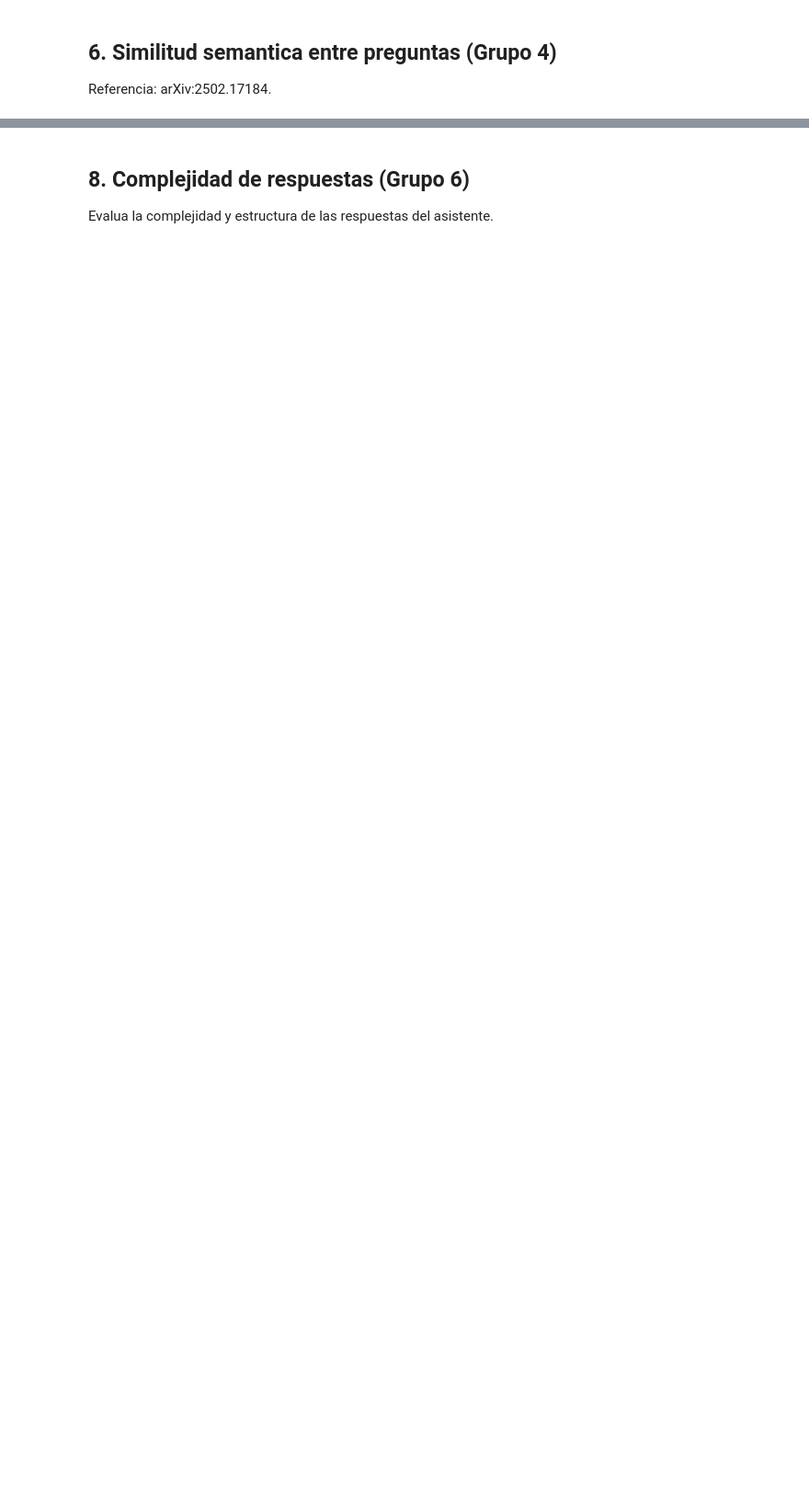
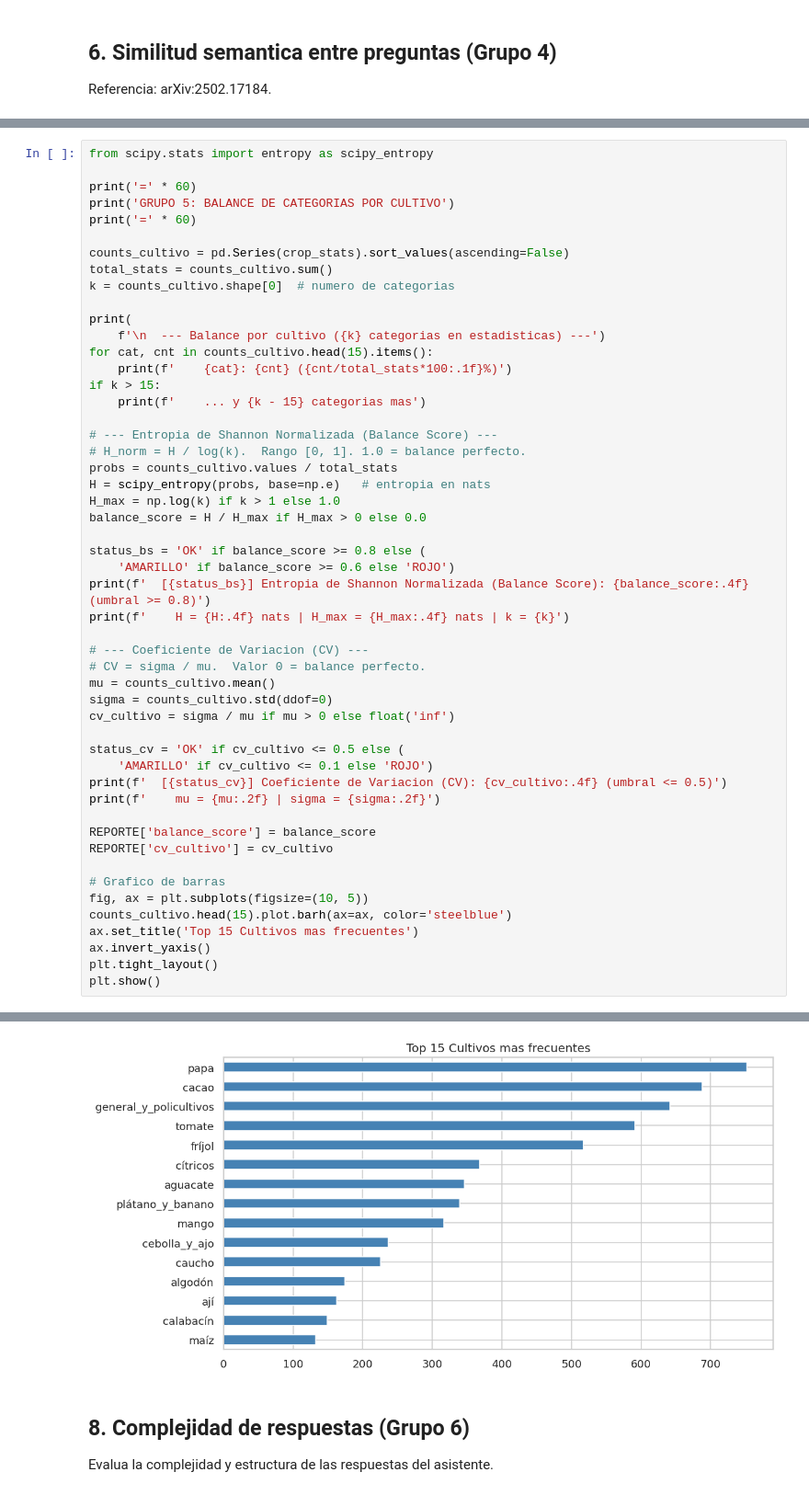
Before and after one commit to Mikhaerys/FarmifAI_Core_Development, a Jupyter notebook: Jupyter/evaluacion_dataset_SLM.ipynb, the cells around one changed output, grey strips where cells are left out. Shown at 92% size. Drawn from its saved outputs; the diff is of its cells as text; blank space fills up the shorter version.

```diff
--- a/Jupyter/evaluacion_dataset_SLM.ipynb
+++ b/Jupyter/evaluacion_dataset_SLM.ipynb
@@ -540,0 +605,52 @@ plt.tight_layout(); plt.show()
+# %%
+from scipy.stats import entropy as scipy_entropy
+
+print('=' * 60)
+print('GRUPO 5: BALANCE DE CATEGORIAS POR CULTIVO')
+print('=' * 60)
+
+counts_cultivo = pd.Series(crop_stats).sort_values(ascending=False)
+total_stats = counts_cultivo.sum()
+k = counts_cultivo.shape[0]  # numero de categorias
+
+print(
+    f'\n  --- Balance por cultivo ({k} categorias en estadisticas) ---')
+for cat, cnt in counts_cultivo.head(15).items():
+    print(f'    {cat}: {cnt} ({cnt/total_stats*100:.1f}%)')
+if k > 15:
+    print(f'    ... y {k - 15} categorias mas')
+
+# --- Entropia de Shannon Normalizada (Balance Score) ---
+# H_norm = H / log(k).  Rango [0, 1]. 1.0 = balance perfecto.
+probs = counts_cultivo.values / total_stats
+H = scipy_entropy(probs, base=np.e)   # entropia en nats
+H_max = np.log(k) if k > 1 else 1.0
+balance_score = H / H_max if H_max > 0 else 0.0
+
+status_bs = 'OK' if balance_score >= 0.8 else (
+    'AMARILLO' if balance_score >= 0.6 else 'ROJO')
+print(f'  [{status_bs}] Entropia de Shannon Normalizada (Balance Score): {balance_score:.4f} (umbral >= 0.8)')
+print(f'    H = {H:.4f} nats | H_max = {H_max:.4f} nats | k = {k}')
+
+# --- Coeficiente de Variacion (CV) ---
+# CV = sigma / mu.  Valor 0 = balance perfecto.
+mu = counts_cultivo.mean()
+sigma = counts_cultivo.std(ddof=0)
+cv_cultivo = sigma / mu if mu > 0 else float('inf')
+
+status_cv = 'OK' if cv_cultivo <= 0.5 else (
+    'AMARILLO' if cv_cultivo <= 0.1 else 'ROJO')
+print(f'  [{status_cv}] Coeficiente de Variacion (CV): {cv_cultivo:.4f} (umbral <= 0.5)')
+print(f'    mu = {mu:.2f} | sigma = {sigma:.2f}')
+
+REPORTE['balance_score'] = balance_score
+REPORTE['cv_cultivo'] = cv_cultivo
+
+# Grafico de barras
+fig, ax = plt.subplots(figsize=(10, 5))
+counts_cultivo.head(15).plot.barh(ax=ax, color='steelblue')
+ax.set_title('Top 15 Cultivos mas frecuentes')
+ax.invert_yaxis()
+plt.tight_layout()
+plt.show()
+# %% [output]
@@ -541,3 +674,4 @@ plt.tight_layout(); plt.show()
+[figure, added]
 # %% [markdown]
 ## 8. Complejidad de respuestas (Grupo 6)
 Evalua la complejidad y estructura de las respuestas del asistente.
```
Also changed, not shown: parts of 21 cells of this notebook.
